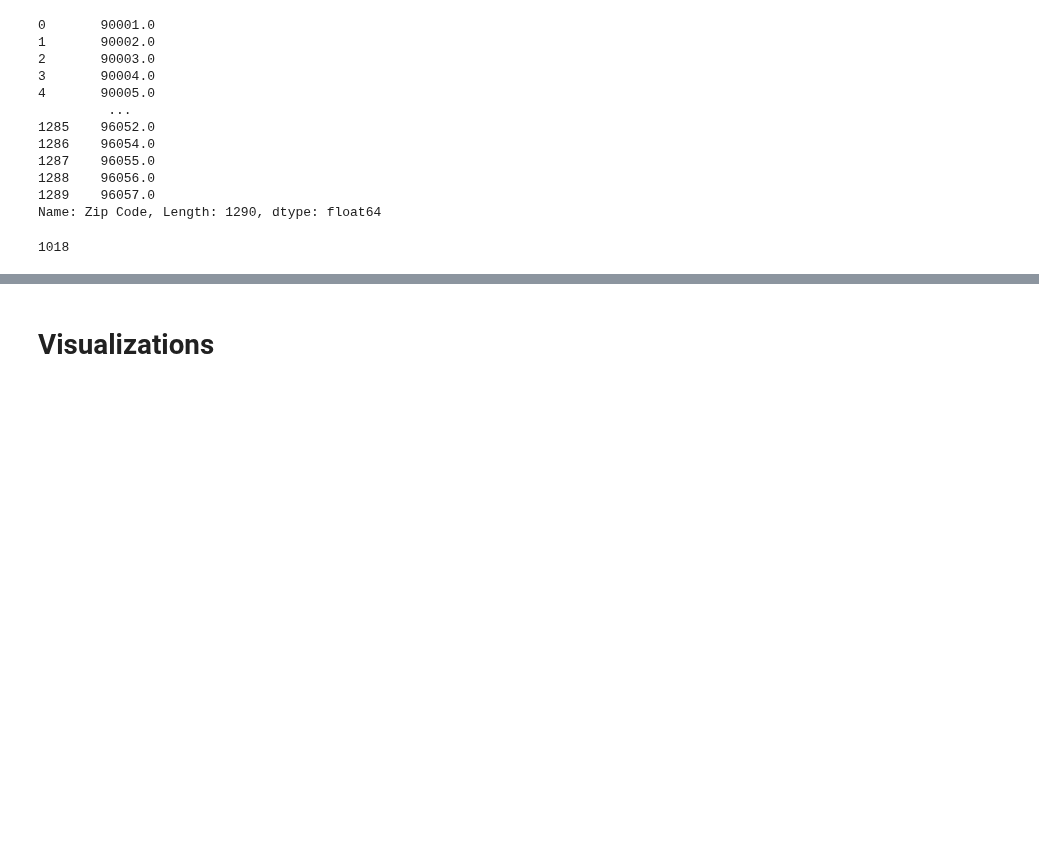
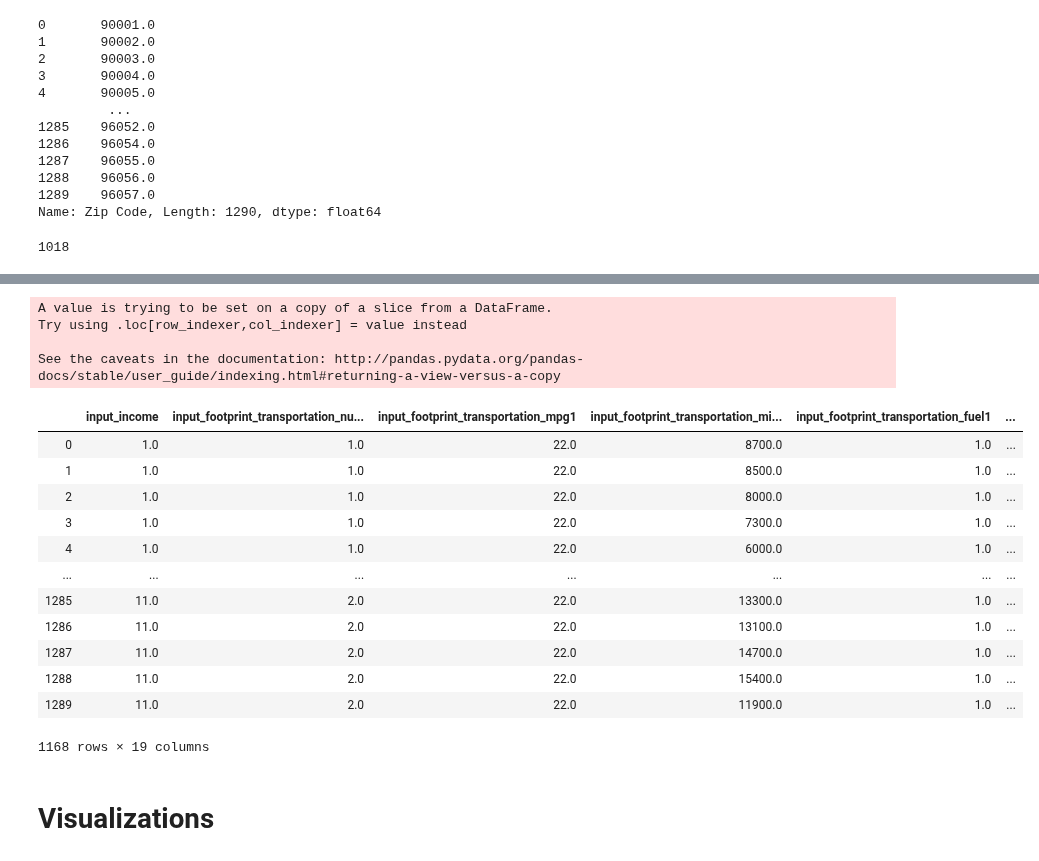
Before and after one commit to vincent-lao/carbon-footprint, a Jupyter notebook: code/eda/coolclimate-api-CAzips-singlehouseholds-withzc-Jun-eda.ipynb, the cells around one changed output, grey strips where cells are left out. Saved outputs shown, nothing was run; the diff lists cells and outputs as text; code cells hidden in the pictures; blank space fills up the shorter version.

```diff
--- a/code/eda/coolclimate-api-CAzips-singlehouseholds-withzc-Jun-eda.ipynb
+++ b/code/eda/coolclimate-api-CAzips-singlehouseholds-withzc-Jun-eda.ipynb
@@ -92,3 +91,45 @@ coolClimate.head()
+# %%
+X = coolClimate[['input_income', 'input_footprint_transportation_num_vehicles',
+                 'input_footprint_transportation_mpg1',
+                 'input_footprint_transportation_miles1',
+                 'input_footprint_transportation_fuel1',
+                 'input_footprint_transportation_airshort',
+                 'input_footprint_transportation_airmedium',
+                 'input_footprint_transportation_airlong',
+                 'input_footprint_housing_cdd', 'input_footprint_housing_hdd',
+                 'input_footprint_housing_electricity_dollars',
+                 'input_footprint_housing_squarefeet', 'input_footprint_housing_watersewage',
+                 'input_footprint_shopping_food_meatfisheggs_default',
+                 'input_footprint_shopping_goods_clothing',
+                 'input_footprint_shopping_goods_other_personalcare', 'input_footprint_shopping_services_education',
+                 'input_footprint_shopping_services_total']]
+
+y = coolClimate['result_grand_total']
+labels = X[X.isna().any(axis=1)].index.values
+newX = X.dropna(axis = 0, how = 'any')
+newy = y.drop(labels, axis = 0)
+
+data = newX
+data['result_grand_total'] = newy
+data
+# %% [output]
+A value is trying to be set on a copy of a slice from a DataFrame.
+Try using .loc[row_indexer,col_indexer] = value instead
+
+See the caveats in the documentation: http://pandas.pydata.org/pandas-docs/stable/user_guide/indexing.html#returning-a-view-versus-a-copy
+|  | input_income | input_footprint_transportation_nu... | input_footprint_transportation_mpg1 | input_footprint_transportation_mi... | input_footprint_transportation_fuel1 | ... |
+| 0 | 1.0 | 1.0 | 22.0 | 8700.0 | 1.0 | ... |
+| 1 | 1.0 | 1.0 | 22.0 | 8500.0 | 1.0 | ... |
+| 2 | 1.0 | 1.0 | 22.0 | 8000.0 | 1.0 | ... |
+| 3 | 1.0 | 1.0 | 22.0 | 7300.0 | 1.0 | ... |
+| 4 | 1.0 | 1.0 | 22.0 | 6000.0 | 1.0 | ... |
+| ... | ... | ... | ... | ... | ... | ... |
+| 1285 | 11.0 | 2.0 | 22.0 | 13300.0 | 1.0 | ... |
+| 1286 | 11.0 | 2.0 | 22.0 | 13100.0 | 1.0 | ... |
+| 1287 | 11.0 | 2.0 | 22.0 | 14700.0 | 1.0 | ... |
+| 1288 | 11.0 | 2.0 | 22.0 | 15400.0 | 1.0 | ... |
+| 1289 | 11.0 | 2.0 | 22.0 | 11900.0 | 1.0 | ... |
+1168 rows × 19 columns
 # %% [markdown]
 <h1> Visualizations </h1>
 # %% [markdown]
```
Also changed, not shown: parts of 25 cells of this notebook, 1 other file.
